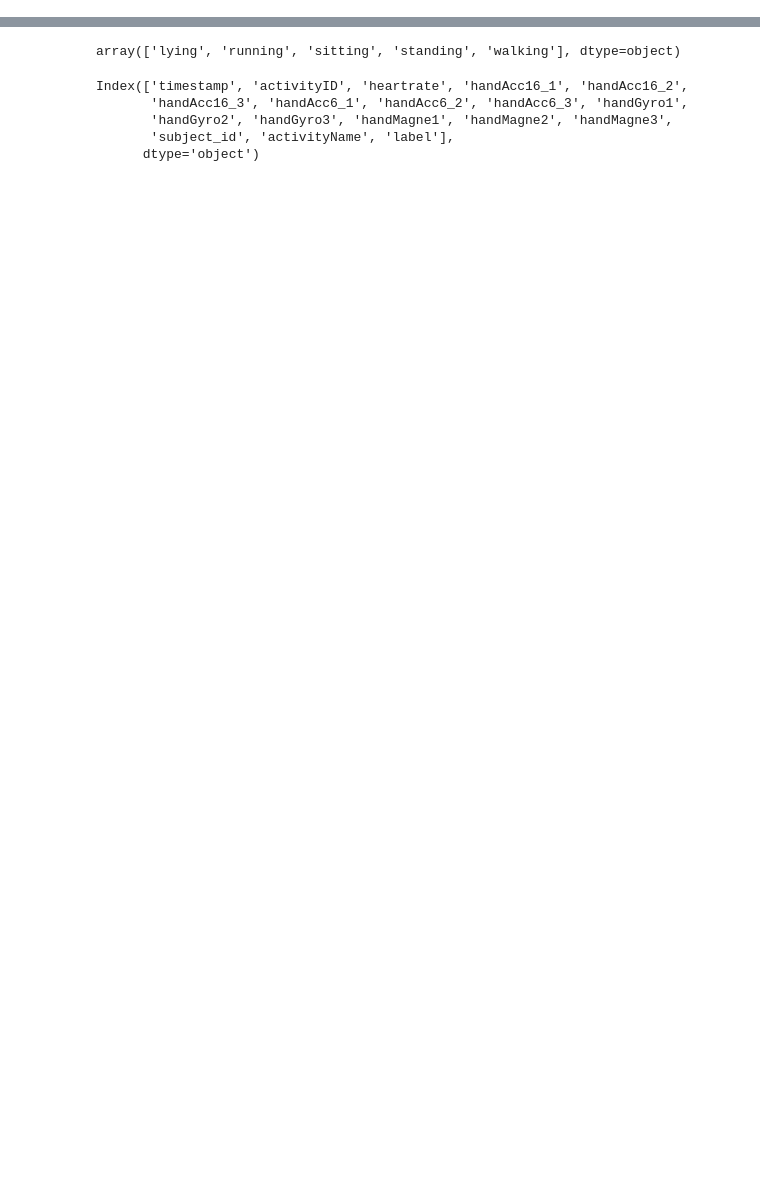
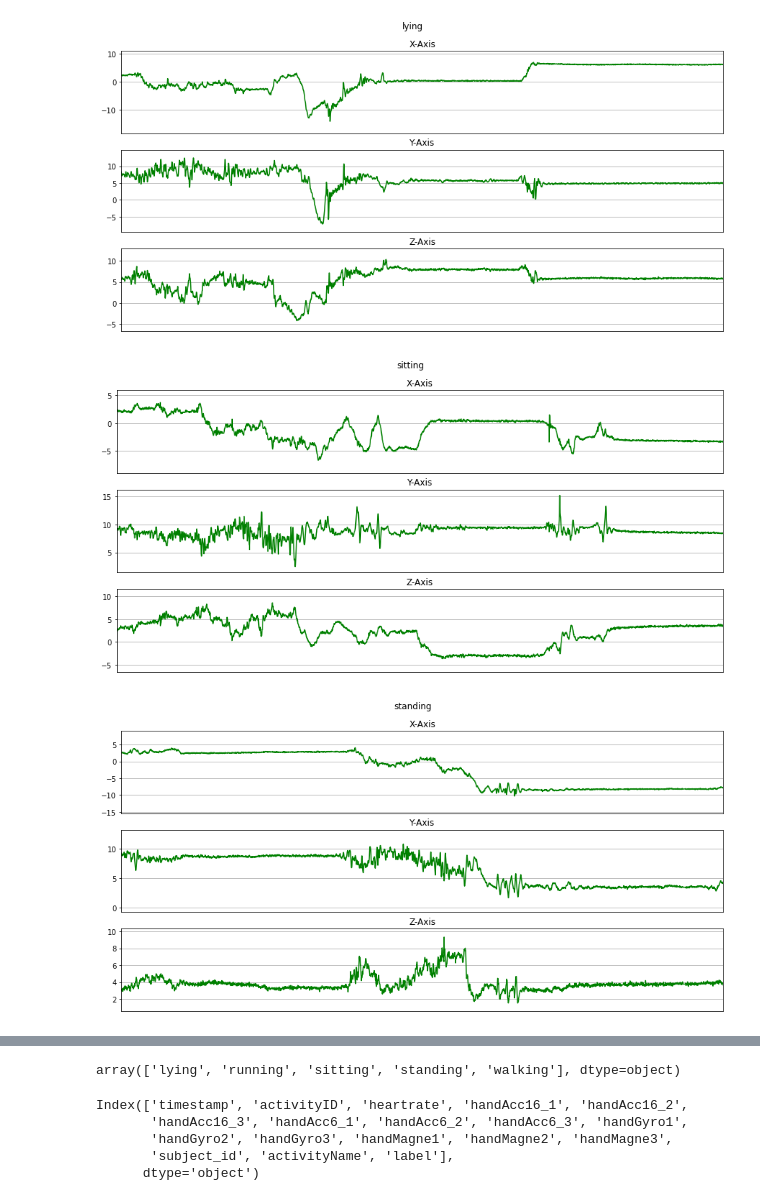
Before and after one commit to daniel620/GaitAnalysis-HAR, a Jupyter notebook: PAMAP2/src/preprocess.ipynb, the cells around one changed output, grey strips where cells are left out. Cells and saved outputs as stored; diff of their text form; code cells hidden in the pictures; blank space fills up the shorter version.

Commit message:
Update data description
Determine the sampling frequency

```diff
--- a/PAMAP2/src/preprocess.ipynb
+++ b/PAMAP2/src/preprocess.ipynb
@@ -26,3 +26,32 @@ data.head()
 | 2 | 37.68 | 1 | 100.0 | 2.29090 | 7.14240 | 5.82342 | 2.26966 | 7.66268 | ... |
 | 3 | 37.69 | 1 | 100.0 | 2.21800 | 7.14365 | 5.89930 | 2.22177 | 7.25535 | ... |
 | 4 | 37.70 | 1 | 100.0 | 2.30106 | 7.25857 | 6.09259 | 2.20720 | 7.24042 | ... |
+# %%
+def plot_activity(activity, data):
+    fig, (ax0, ax1, ax2) = plt.subplots(nrows=3, figsize=(15, 7), sharex=True)
+    plot_axis(ax0, data['timestamp'], data['handAcc16_1'], 'X-Axis')
+    plot_axis(ax1, data['timestamp'], data['handAcc16_2'], 'Y-Axis')
+    plot_axis(ax2, data['timestamp'], data['handAcc16_3'], 'Z-Axis')
+    plt.subplots_adjust(hspace=0.2)
+    fig.suptitle(activity)
+    plt.subplots_adjust(top=0.90)
+    plt.show()
+
+def plot_axis(ax, x, y, title):
+    ax.plot(x, y, 'g')
+    ax.set_title(title)
+    ax.xaxis.set_visible(False)
+    ax.set_ylim([min(y) - np.std(y), max(y) + np.std(y)])
+    ax.set_xlim([min(x), max(x)])
+    ax.grid(True)
+activities =  data['activityName'].unique()
+for activity in activities:
+    # sampling frequency = 100Hz
+    Fs = 100
+    seconds = 30
+    data_for_plot = data[(data['activityName'] == activity)][:Fs*seconds]
+    plot_activity(activity, data_for_plot)
+# %% [output]
+[figure, added]
+[figure, added]
+[figure, added]
```
Also changed, not shown: parts of 7 cells of this notebook, 1 other file.
